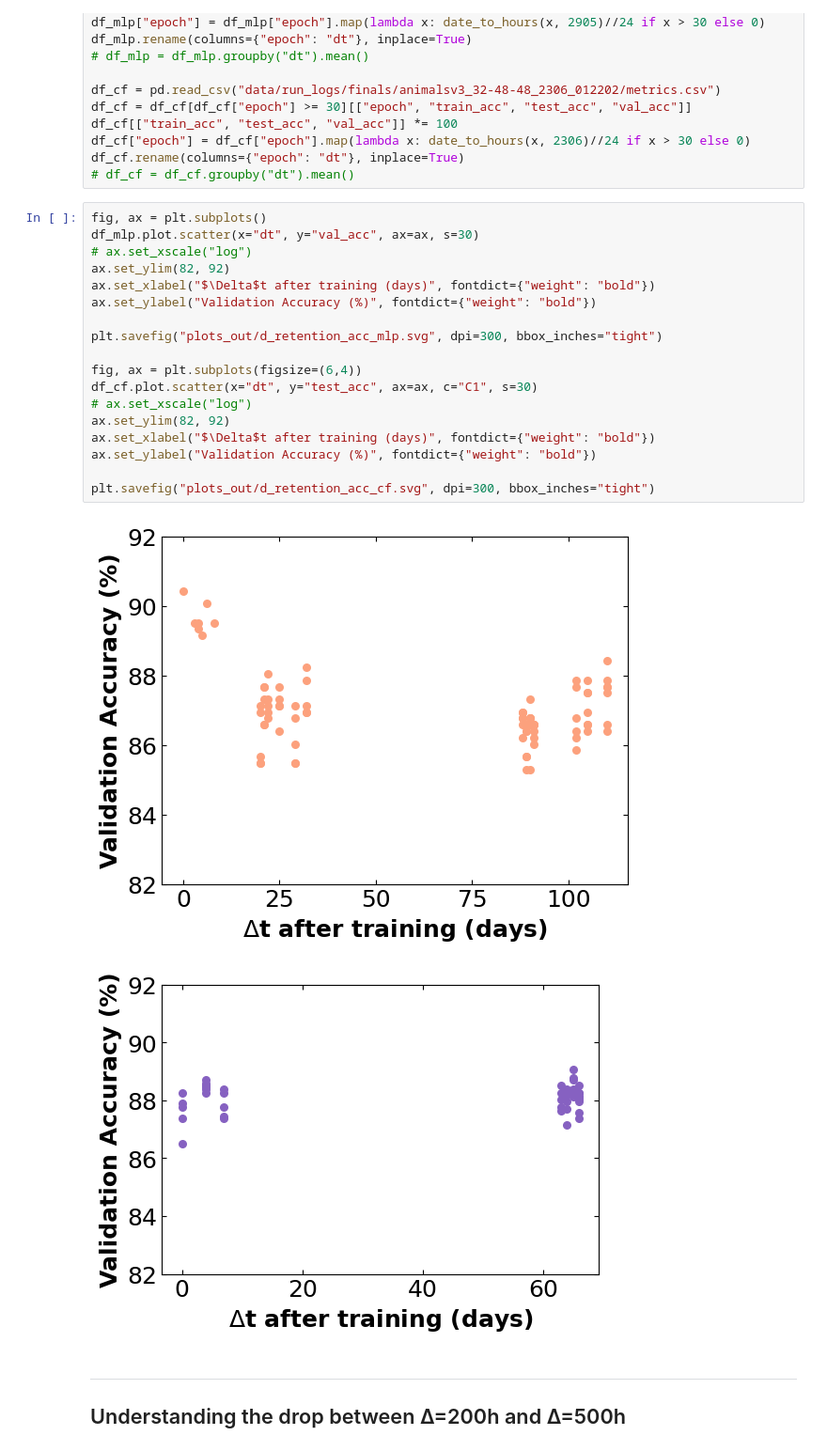
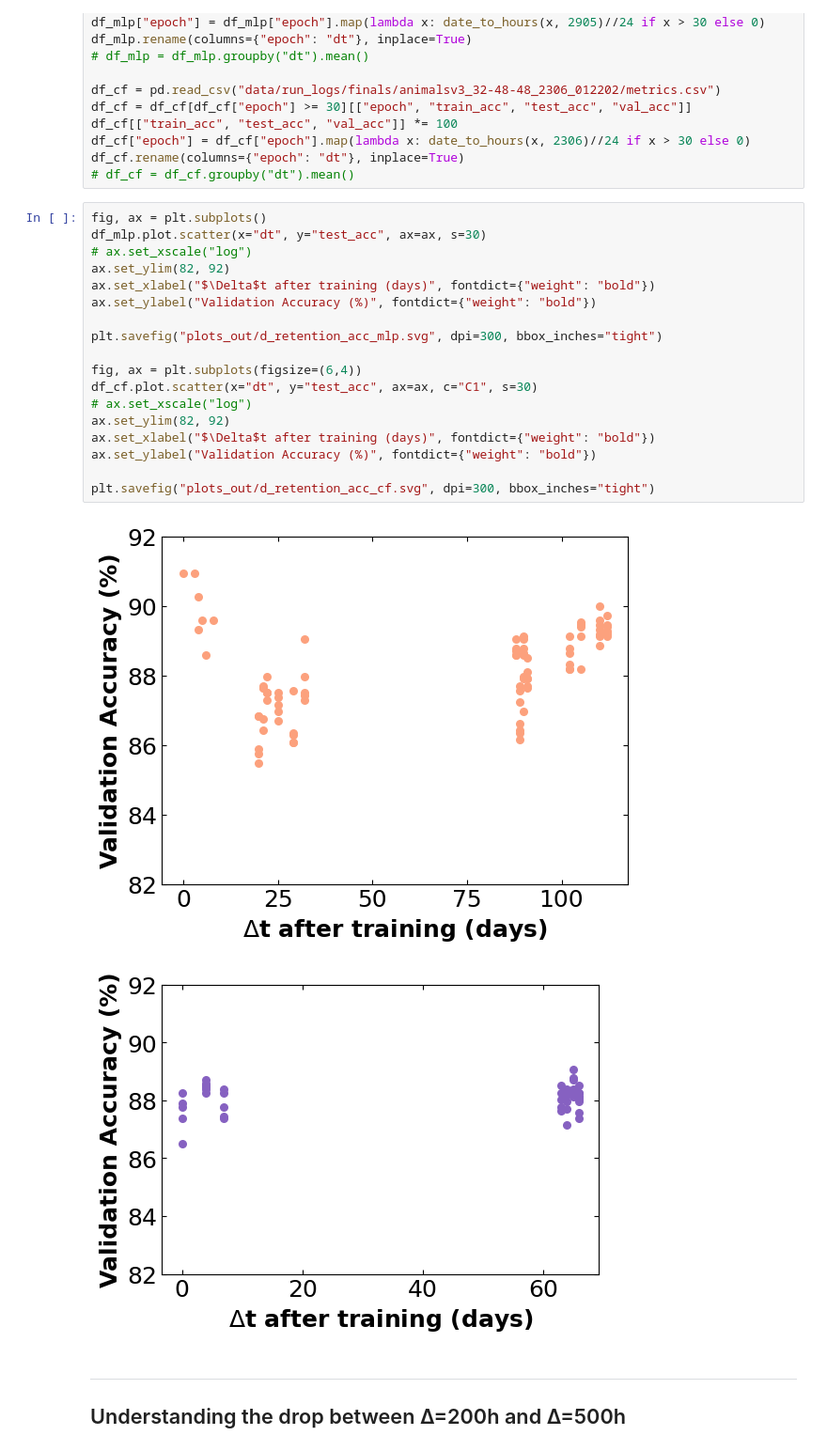
Before and after one commit to INTEGNANO/ForwardLearningUnderOneVolt, a Jupyter notebook: experiments/plot_retention.ipynb, the cells around one changed output. Shown: that part at 94% size. Saved outputs shown, nothing was run; the diff lists cells and outputs as text.

```diff
--- a/experiments/plot_retention.ipynb
+++ b/experiments/plot_retention.ipynb
@@ -130,24 +132,24 @@ df_cf.rename(columns={"epoch": "dt"}, inplace=True)
 # df_cf = df_cf.groupby("dt").mean()
 # %%
 fig, ax = plt.subplots()
-df_mlp.plot.scatter(x="dt", y="val_acc", ax=ax, s=30)
+df_mlp.plot.scatter(x="dt", y="test_acc", ax=ax, s=30)
 # ax.set_xscale("log")
 ax.set_ylim(82, 92)
 ax.set_xlabel("$\Delta$t after training (days)", fontdict={"weight": "bold"})
 ax.set_ylabel("Validation Accuracy (%)", fontdict={"weight": "bold"})
 
 plt.savefig("plots_out/d_retention_acc_mlp.svg", dpi=300, bbox_inches="tight")
 
 fig, ax = plt.subplots(figsize=(6,4))
 df_cf.plot.scatter(x="dt", y="test_acc", ax=ax, c="C1", s=30)
 # ax.set_xscale("log")
 ax.set_ylim(82, 92)
 ax.set_xlabel("$\Delta$t after training (days)", fontdict={"weight": "bold"})
 ax.set_ylabel("Validation Accuracy (%)", fontdict={"weight": "bold"})
 
 plt.savefig("plots_out/d_retention_acc_cf.svg", dpi=300, bbox_inches="tight")
 # %% [output]
-[figure, old version]
+[figure, new version]
 [figure]
 # %% [markdown]
 ---
```
Also changed, not shown: parts of 4 cells of this notebook, 15 other files.
